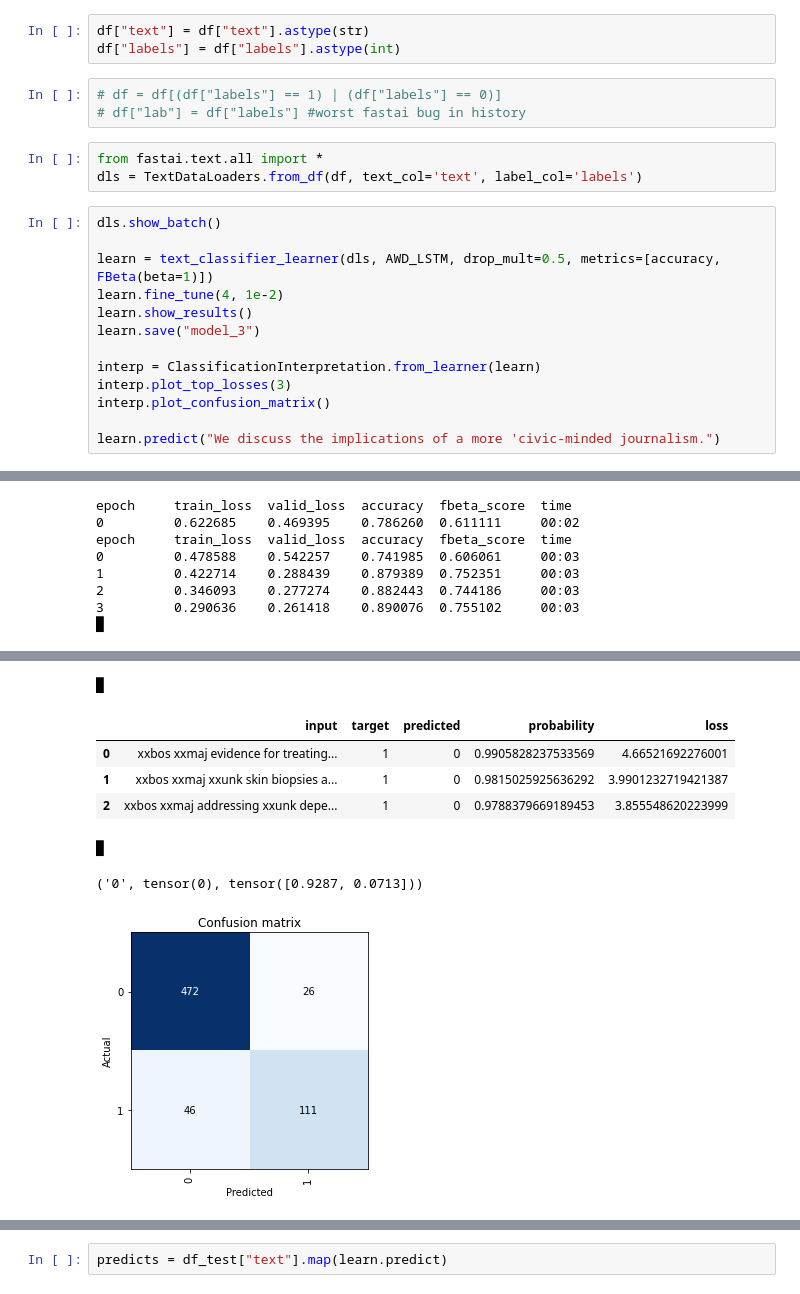
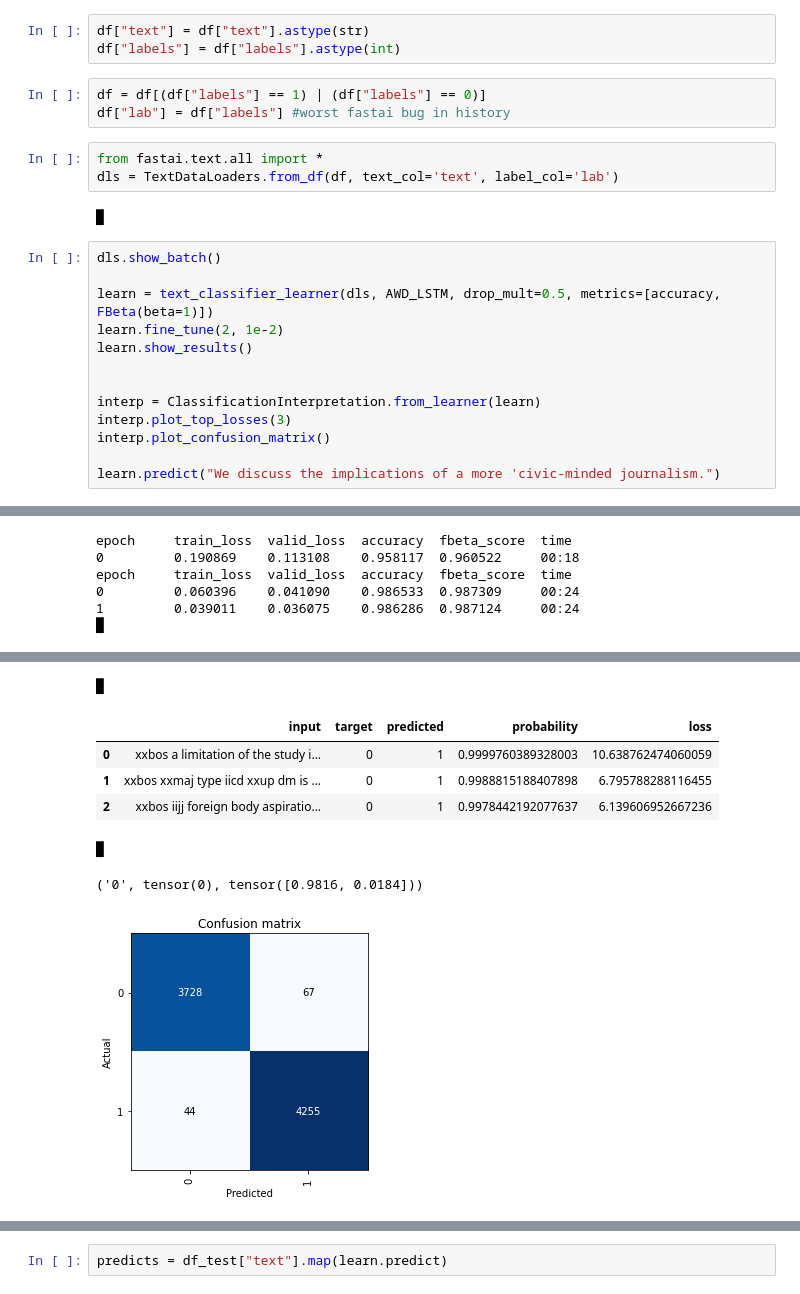
Before and after one commit to ScienceOctopus/octoflow, a Jupyter notebook: 03_classifier.ipynb, the cells around one changed output, grey strips where cells are left out. Saved outputs shown, nothing was run; the diff lists cells and outputs as text.

```diff
--- a/03_classifier.ipynb
+++ b/03_classifier.ipynb
@@ -26,18 +27,20 @@ df_test["text"] = df_test["text"].map(lambda t: replace_outof_vocab_words(t,voca
 df["text"] = df["text"].astype(str)
 df["labels"] = df["labels"].astype(int)
 # %%
-# df = df[(df["labels"] == 1) | (df["labels"] == 0)]
-# df["lab"] = df["labels"] #worst fastai bug in history
+df = df[(df["labels"] == 1) | (df["labels"] == 0)]
+df["lab"] = df["labels"] #worst fastai bug in history
 # %%
 from fastai.text.all import *
-dls = TextDataLoaders.from_df(df, text_col='text', label_col='labels')
+dls = TextDataLoaders.from_df(df, text_col='text', label_col='lab')
+# %% [output]
+█
 # %%
 dls.show_batch()
 
 learn = text_classifier_learner(dls, AWD_LSTM, drop_mult=0.5, metrics=[accuracy, FBeta(beta=1)])
-learn.fine_tune(4, 1e-2)
+learn.fine_tune(2, 1e-2)
 learn.show_results()
-learn.save("model_3")
+
 
 interp = ClassificationInterpretation.from_learner(learn)
 interp.plot_top_losses(3)
@@ -58,9 +61,7 @@ learn.predict("We discuss the implications of a more 'civic-minded journalism.")
 epoch     train_loss  valid_loss  accuracy  fbeta_score  time
-0         0.622685    0.469395    0.786260  0.611111     00:02
+0         0.190869    0.113108    0.958117  0.960522     00:18
 epoch     train_loss  valid_loss  accuracy  fbeta_score  time
-0         0.478588    0.542257    0.741985  0.606061     00:03
-1         0.422714    0.288439    0.879389  0.752351     00:03
-2         0.346093    0.277274    0.882443  0.744186     00:03
-3         0.290636    0.261418    0.890076  0.755102     00:03
+0         0.060396    0.041090    0.986533  0.987309     00:24
+1         0.039011    0.036075    0.986286  0.987124     00:24
 █
 |  | text | category | category_ |
@@ -76,8 +77,8 @@ epoch     train_loss  valid_loss  accuracy  fbeta_score  time
 █
 |  | input | target | predicted | probability | loss |
-| 0 | xxbos xxmaj evidence for treating... | 1 | 0 | 0.9905828237533569 | 4.66521692276001 |
-| 1 | xxbos xxmaj xxunk skin biopsies a... | 1 | 0 | 0.9815025925636292 | 3.9901232719421387 |
-| 2 | xxbos xxmaj addressing xxunk depe... | 1 | 0 | 0.9788379669189453 | 3.855548620223999 |
+| 0 | xxbos a limitation of the study i... | 0 | 1 | 0.9999760389328003 | 10.638762474060059 |
+| 1 | xxbos xxmaj type iicd xxup dm is ... | 0 | 1 | 0.9988815188407898 | 6.795788288116455 |
+| 2 | xxbos iijj foreign body aspiratio... | 0 | 1 | 0.9978442192077637 | 6.139606952667236 |
 █
-('0', tensor(0), tensor([0.9287, 0.0713]))
+('0', tensor(0), tensor([0.9816, 0.0184]))
-[figure, old version]
+[figure, new version]
```
Also changed, not shown: parts of 8 cells of this notebook, 3 other files.
